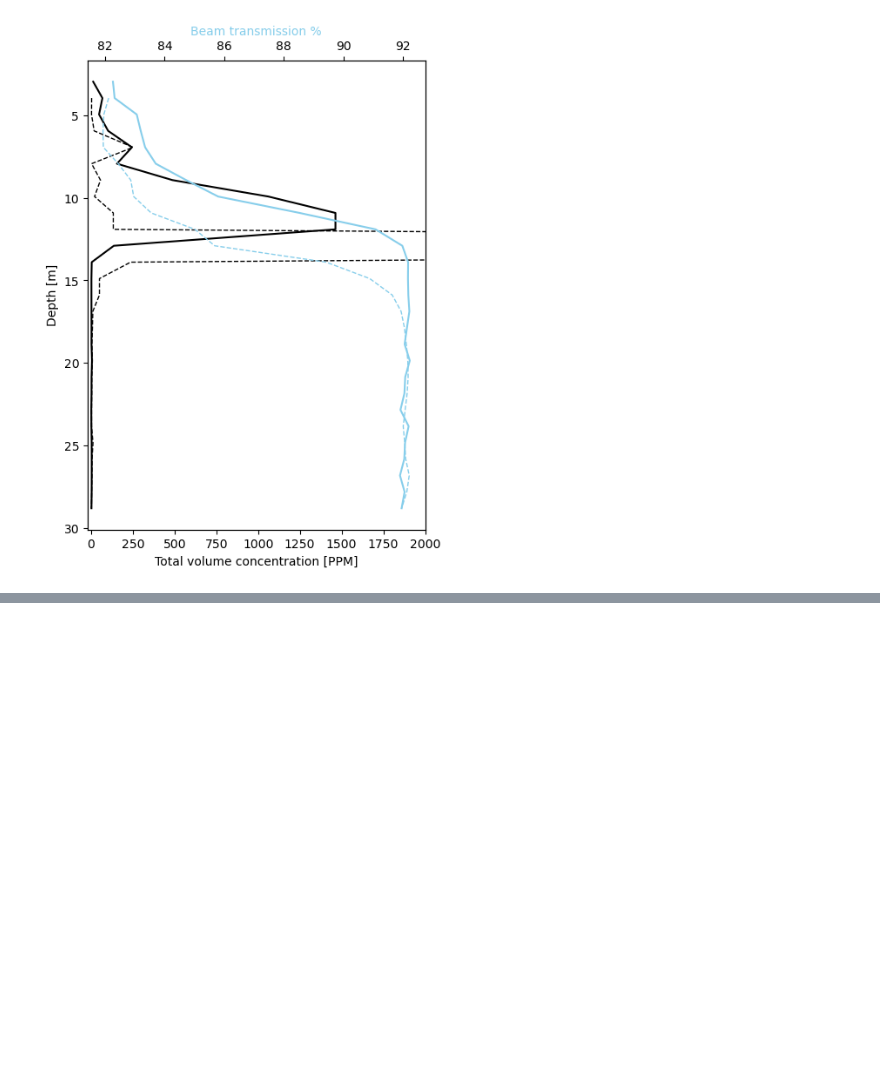
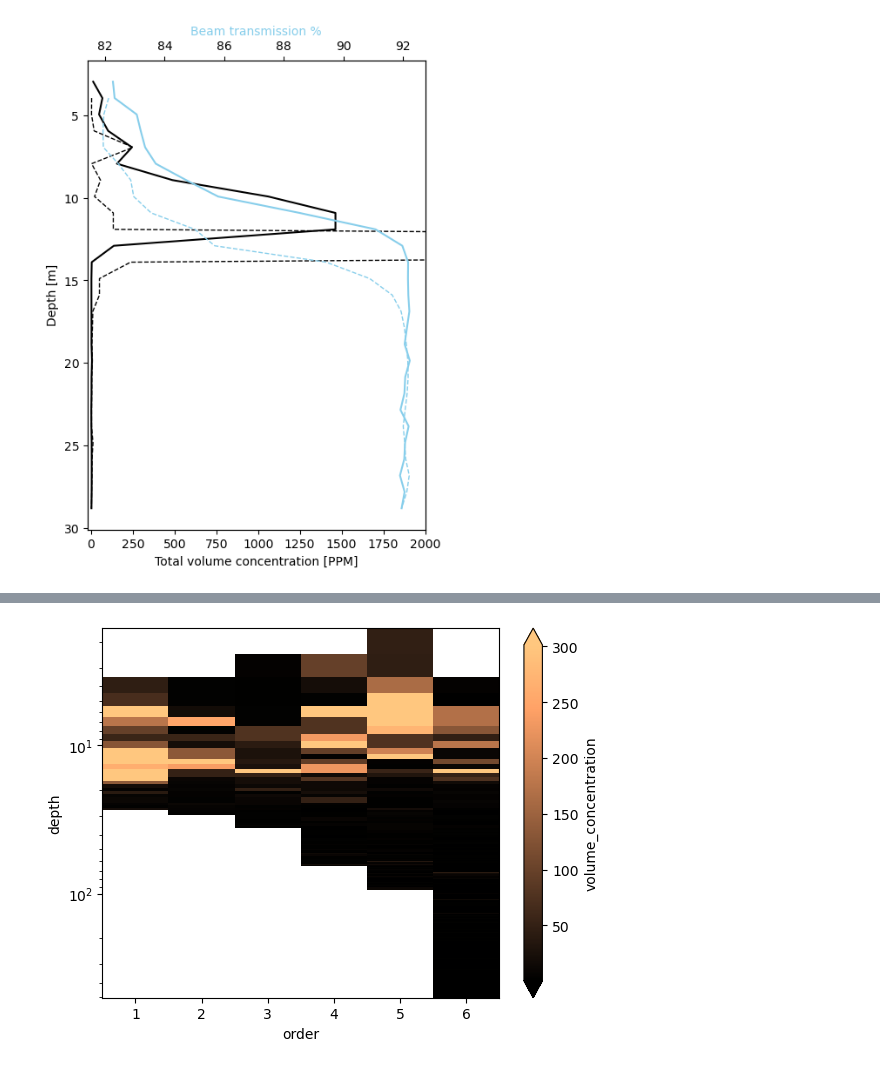
Before and after one commit to cooleyky/pioneer-20, a Jupyter notebook: cross_shelf_prtsz_ctd_comparison.ipynb, the cells around one changed output, grey strips where cells are left out. Saved outputs shown, nothing was run; the diff lists cells and outputs as text; code cells hidden in the pictures; blank space fills up the shorter version.

```diff
--- a/cross_shelf_prtsz_ctd_comparison.ipynb
+++ b/cross_shelf_prtsz_ctd_comparison.ipynb
@@ -304,0 +492,5 @@ fig.show()
+# %%
+# Attempt to combine datasets
+combined_ds = xr.combine_nested([cs1_ds, cn_ds, cs2_ds, cs3_ds, ea_ds, cs4_ds],
+                                concat_dim=["order"])
+combined_ds
@@ -304,0 +511,9 @@ fig.show()
+# %%
+# Plot filled contour from combined data array
+fig, ax = plt.subplots()
+combined_ds.volume_concentration.plot.pcolormesh(
+    x="order", y="depth", ax=ax, yscale="log",
+    robust=True, cmap="copper")
+ax.invert_yaxis()
+# %% [output]
+[figure, added]
```
Also changed, not shown: parts of 20 cells of this notebook.
